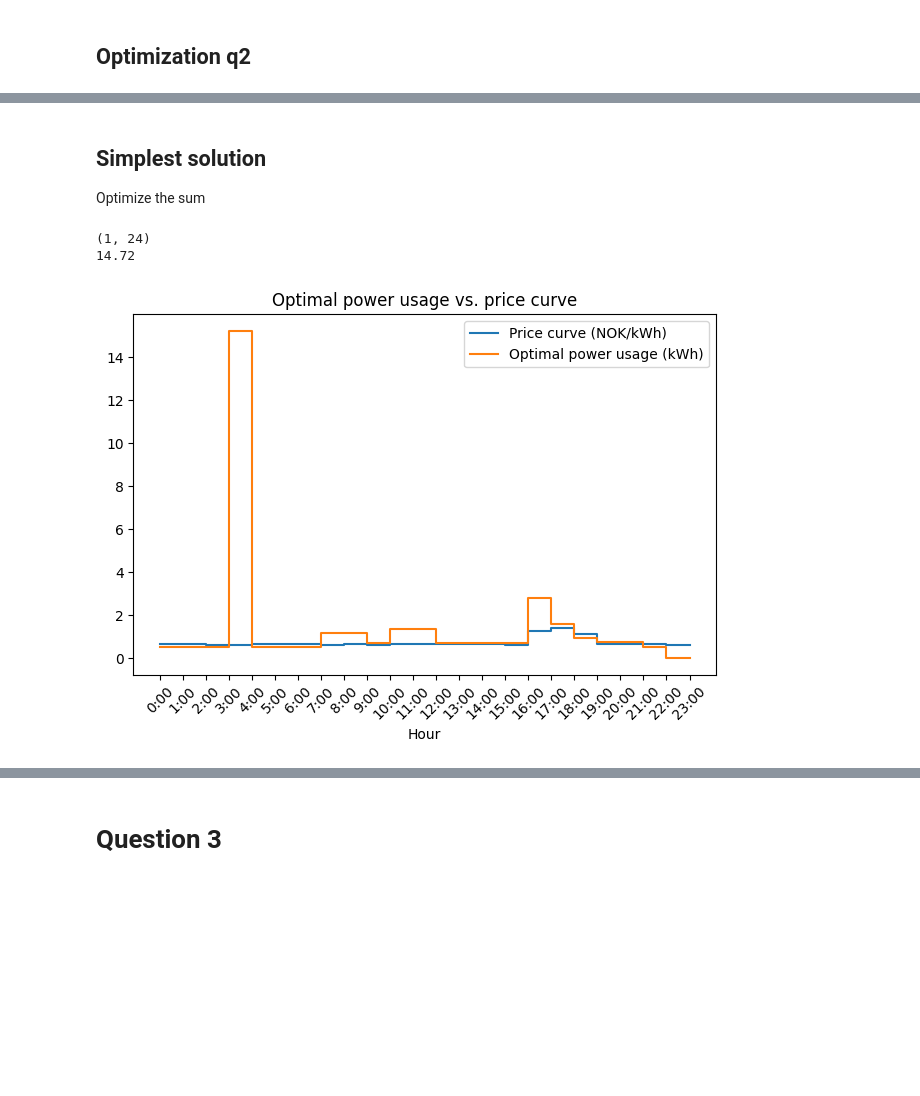
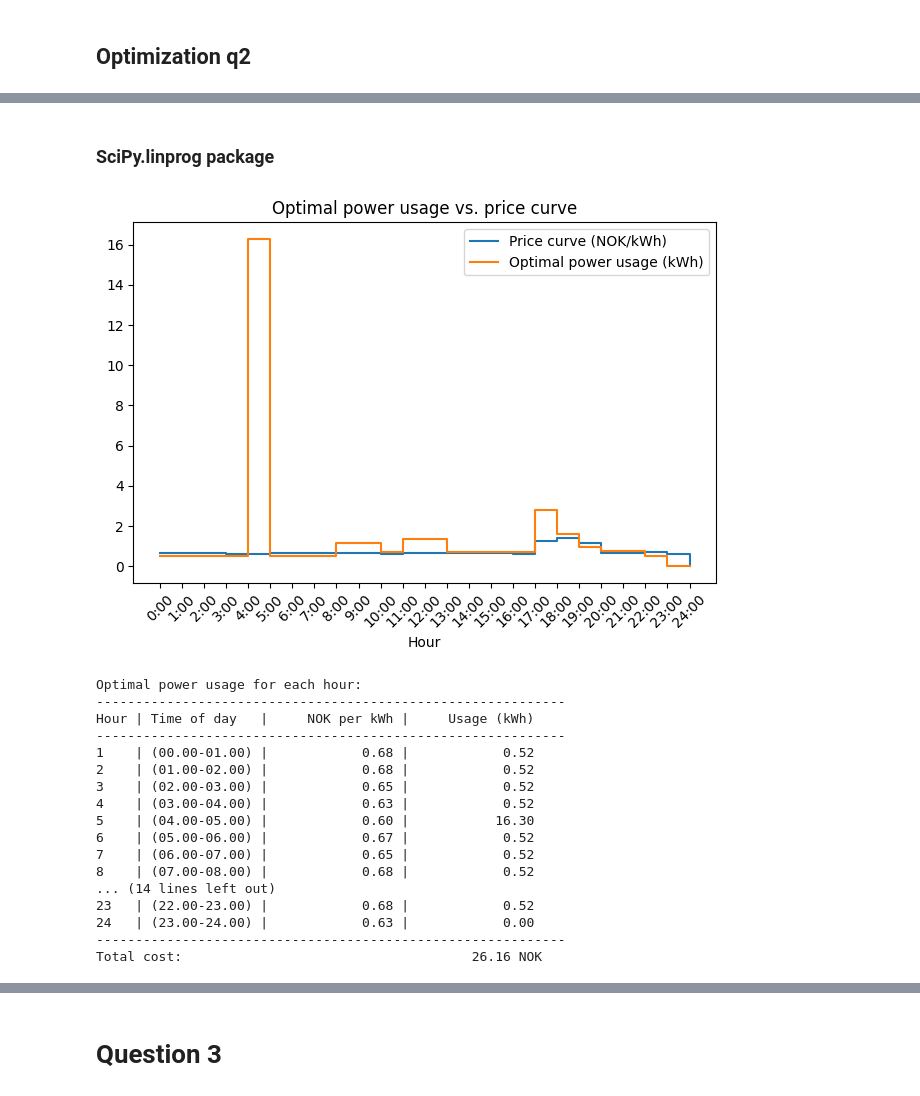
Before and after one commit to aishanbianshan/IN5410_a1, a Jupyter notebook: assignment1.ipynb, the cells around one changed output, grey strips where cells are left out. Cells and saved outputs as stored; diff of their text form; code cells hidden in the pictures; blank space fills up the shorter version.

```diff
--- a/assignment1.ipynb
+++ b/assignment1.ipynb
@@ -75,11 +130,7 @@ optimal_usage = result.x
 
 # plot_price_curve(costs)
 # plot_price_curve_vs_usage(costs, optimal_usage)
-
-# Print the optimal power usage and total cost
-print("Optimal power usage for each hour:")
-for hour, usage in enumerate(optimal_usage):
-    print(f"Hour {hour}: {usage:.2f} kWh")
-print("Total cost:", result.fun, "dollars")
+print_optimal_usage(costs, optimal_usage)
+# print(A_eq)
 # %% [output]
 Optimal power usage for each hour:
@@ -179,7 +219,7 @@ appliances = [
     # shiftable loads
     {"power": 1.44, "hours": range(24)},  # Dishwasher
     {"power": 1.94, "hours": range(24)},  # Laundry machine
-    {"power": 1.44, "hours": range(24)},  # Dryer
+    {"power": 2.5, "hours": range(24)},  # Dryer
     {"power": 9.9, "hours": range(24)},  # EV
 ]
 
@@ -277,37 +264,54 @@ print(result)
-# %% [markdown]
-## Simplest solution
-
-Optimize the sum
+# %% [markdown]
+### SciPy.linprog package
 # %%
-RTP_costs = generate_price_curve_RTP(peak_hours)
-e = np.ones((24, 1))
-p = sum([appliance["power"] for appliance in shiftable_appliances])
+RTP_costs = np.array(generate_price_curve_RTP(peak_hours))
+p = np.array([appliance["power"] for appliance in shiftable_appliances])
+costs = np.tile(RTP_costs, len(p))
+# e = np.ones((24, 4))
+A_eq = np.kron(np.eye(len(p)), np.ones((1, 24)))
 
-print(e.T.shape)
-print(p)
+# print(f"Shape of RTP_costs = {RTP_costs.shape}, e.T = {e.T.shape} and p = {p.shape}")
+# print(np.eye(len(p)))
+# print("c= ", RTP_costs)
+# print("A_eq= ", A_eq)
+# print("p= ", p)
 
-result = linprog(RTP_costs, A_eq=e.T, b_eq=p)
-# print(result)
-# Extract the optimal power usage
-optimal_usage = result.x
+# Solve the linear programming problem
+result = linprog(costs, A_eq=A_eq, b_eq=p)
+
+# print(result.x)
+
+# Extract the optimal power usage and reshape it to get the usage for each appliance at each hour
+optimal_usage = result.x.reshape(-1, 24)
+
+# print(optimal_usage)
+
+# sum the power usage for each hour
+optimal_usage = np.sum(optimal_usage, axis=0)
 
 # add non-shiftable appliances to the optimal_usage
 for appliance in non_shiftable_appliances:
     for hour in appliance["hours"]:
         optimal_usage[hour] += appliance["power"] / len(appliance["hours"])
 
-
 plot_price_curve_vs_usage(RTP_costs, optimal_usage)
-# Print the optimal power usage and total cost
-print("Optimal power usage for each hour:")
-for hour, usage in enumerate(optimal_usage):
-    print(f"Hour {hour}: {usage:.2f} kWh")
-print(
-    "Total cost:",
-    sum([costs[i] * usage for i, usage in enumerate(optimal_usage)]),
-    "NOK",
-)
+print_optimal_usage(costs, optimal_usage)
 # %% [output]
+[figure, new version]
-(1, 24)
-14.72
+Optimal power usage for each hour:
+------------------------------------------------------------
+Hour | Time of day   |     NOK per kWh |     Usage (kWh)
+------------------------------------------------------------
+1    | (00.00-01.00) |            0.68 |            0.52
+2    | (01.00-02.00) |            0.68 |            0.52
+3    | (02.00-03.00) |            0.65 |            0.52
+4    | (03.00-04.00) |            0.63 |            0.52
+5    | (04.00-05.00) |            0.60 |           16.30
+6    | (05.00-06.00) |            0.67 |            0.52
+7    | (06.00-07.00) |            0.65 |            0.52
+8    | (07.00-08.00) |            0.68 |            0.52
+... (14 lines left out)
+23   | (22.00-23.00) |            0.68 |            0.52
+24   | (23.00-24.00) |            0.63 |            0.00
+------------------------------------------------------------
+Total cost:                                     26.16 NOK
-[figure, old version]
```
Also changed, not shown: parts of 19 cells of this notebook.
